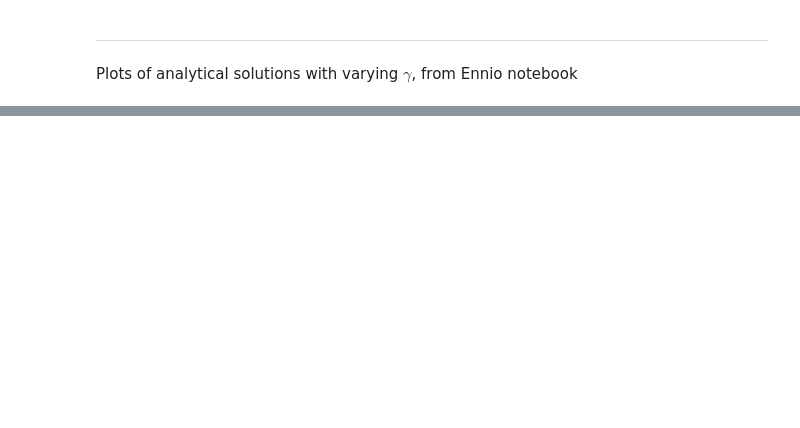
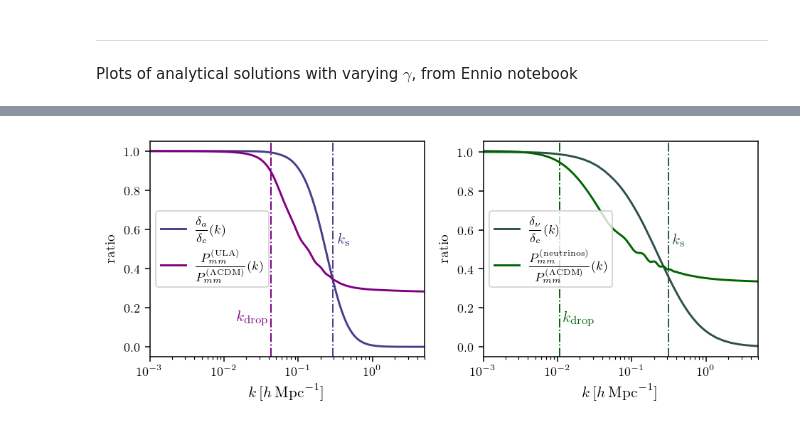
Before and after one commit to fverd/class, a Jupyter notebook: soundspeed-scripts/plots4paper/sections_1_2.ipynb, the cells around one changed output, grey strips where cells are left out. Cells and saved outputs as stored; diff of their text form; code cells hidden in the pictures; blank space fills up the shorter version.

```diff
--- a/soundspeed-scripts/plots4paper/sections_1_2.ipynb
+++ b/soundspeed-scripts/plots4paper/sections_1_2.ipynb
@@ -18,0 +198,14 @@ Plots of analytical solutions with varying $\gamma$, from Ennio notebook
+# %%
+kk = np.logspace(-3,np.log10(5),200)
+chiCDM.set({
+    'm_axion': 1.e-20 * _ev_to_HO_,  # in units of H0
+})
+chiCDM.compute()
+
+Pk_cdm = np.array([chiCDM.pk_lin(k*h,zeval)*h**3 for k in kk])
+
+chiCDM.set({
+    'm_axion': 1.e-27 * _ev_to_HO_,  # in units of H0
+})
+chiCDM.compute()
+Pk_ax = np.array([chiCDM.pk_lin(k*h,zeval)*h**3 for k in kk])
@@ -19,26 +276,48 @@ Plots of analytical solutions with varying $\gamma$, from Ennio notebook
 # %%
-plt.figure(figsize=(4.,3), dpi=140)
+fig, axs = plt.subplots(1, 2, figsize=(6.85, 2.9), dpi=140)
 
+# Left plot - ULAs
+chi_tk_k = chiCDM.get_transfer(z=zeval)
 
+kEval=chi_tk_k['k (h/Mpc)']
+d_ax_k=-chi_tk_k['d_scf']
+d_cdm_k=-chi_tk_k['d_cdm']
+T_ratio_ax =chi_tk_k['d_scf']/ chi_tk_k['d_cdm']
 
-plt.axvline(kJest, linewidth=1., color='darkslateblue', linestyle='-.')
-plt.text(kJest+5.e-2, 0.55, r'$k_\mathrm{s}$', color='darkslateblue', fontsize=12, ha='left', va='center', rotation=0)
-plt.semilogx(kEval, chi_tk_k['d_scf']/chi_tk_k['d_cdm'],'darkslateblue',label=r'$\displaystyle\frac{\delta_a}{\delta_c}(k)$')
+kJest =8.4e12 * pow(1.e-27/h,1/2) * (1/(1+zeval))**0.25
+kdropest =5.2e-2 * pow(1.e-27*_ev_to_HO_/1.e6,1/2)
+axs[0].axvline(kJest, linewidth=1., color='darkslateblue', linestyle='-.')
+axs[0].text(kJest+5.e-2, 0.55, r'$k_\mathrm{s}$', color='darkslateblue', fontsize=11, ha='left', va='center', rotation=0)
+axs[0].semilogx(kEval, chi_tk_k['d_scf']/chi_tk_k['d_cdm'],'darkslateblue',label=r'$\displaystyle\frac{\delta_a}{\delta_c}(k)$')
 
+axs[0].axvline(kdropest, linewidth=1., color='purple', linestyle='-.')
+axs[0].text(1.5e-2, 0.15, r'$k_\mathrm{drop}$', color='purple', fontsize=11, ha='left', va='center', rotation=0)
+axs[0].semilogx(kk, Pk_ax/Pk_cdm, 'purple', label=r'$\displaystyle\frac{P_{mm}^{(\mathrm{ULA})}}{P_{mm}^{(\mathrm{\Lambda CDM})}}(k)$')
 
-plt.axvline(kdropest, linewidth=1., color='purple', linestyle='-.')
-plt.text(1.5e-2, 0.15, r'$k_\mathrm{drop}$', color='purple', fontsize=12, ha='left', va='center', rotation=0)
-plt.semilogx(kk, Pk_ax/Pk_cdm, 'purple', label=r'$\displaystyle\frac{P_{mm}^{(\mathrm{ULA})}}{P_{mm}^{(\mathrm{\Lambda CDM})}}(k)$')
+axs[0].set_xlabel(r'$k\,[h\,\mathrm{Mpc}^{-1}]$', fontsize=11)
+axs[0].legend(loc='center left')
+axs[0].set_xlim([1.e-3,5])
+axs[0].set_ylabel(r'ratio')
 
-endratio = Pk_ax[-1]/Pk_cdm[-1]
-print(endratio)
-# plt.axhline(endratio, label=f'{endratio:.5f}')
-fU=0.1
-print((1-fU)**2 * np.exp(-6/5*fU*np.log((1+3781)/(1+0.5))))
+# Right plot - neutrinos
+axs[1].plot(kEval, T_ratio_nu,'darkslategray', label=r'$\displaystyle\frac{\delta_\nu}{\delta_c}(k)$')
+axs[1].semilogx(kk2, Pk_nu/Pk_nu_LCDM, 'darkgreen', label=r'$\displaystyle\frac{P_{mm}^{(\mathrm{neutrinos})}}{P_{mm}^{(\mathrm{\Lambda CDM})}}(k)$')
 
-plt.xlabel(r'$k\,[h/\mathrm{Mpc}]$', fontsize=13)
-plt.legend(loc='center left', fontsize=9)
+axs[1].axvline(kJnu, linewidth=1., color='darkslategray', linestyle='-.')
+axs[1].text(kJnu+5.e-2, 0.55, r'$k_\mathrm{s}$', color='darkslategray', fontsize=11, ha='left', va='center', rotation=0)
 
-plt.xlim([1.e-3,5])
-# plt.savefig('/home/fverdian/class/soundspeed-scripts/figure/kdrop_vs_ks_ULAs.pdf', bbox_inches='tight')
+kdropnu = 0.0107753
+axs[1].axvline(kdropnu, linewidth=1., color='darkgreen', linestyle='-.')
+axs[1].text(1.2e-2, 0.15, r'$k_\mathrm{drop}$', color='darkgreen', fontsize=11, ha='left', va='center', rotation=0)
+
+axs[1].set_xlabel(r'$k\,[h\,\mathrm{Mpc}^{-1}]$', fontsize=11)
+axs[1].legend(loc='center left')
+axs[1].set_xlim([1.e-3,5])
+axs[1].set_ylabel(r'ratio')
+
+plt.tight_layout()
+# plt.savefig('/home/fverdian/class/soundspeed-scripts/figure/kdrop_vs_ks_ULA_nu.pdf', bbox_inches='tight')
+
 plt.show()
+# %% [output]
+[figure, added]
```
Also changed, not shown: parts of 8 cells of this notebook, 12 other files.
